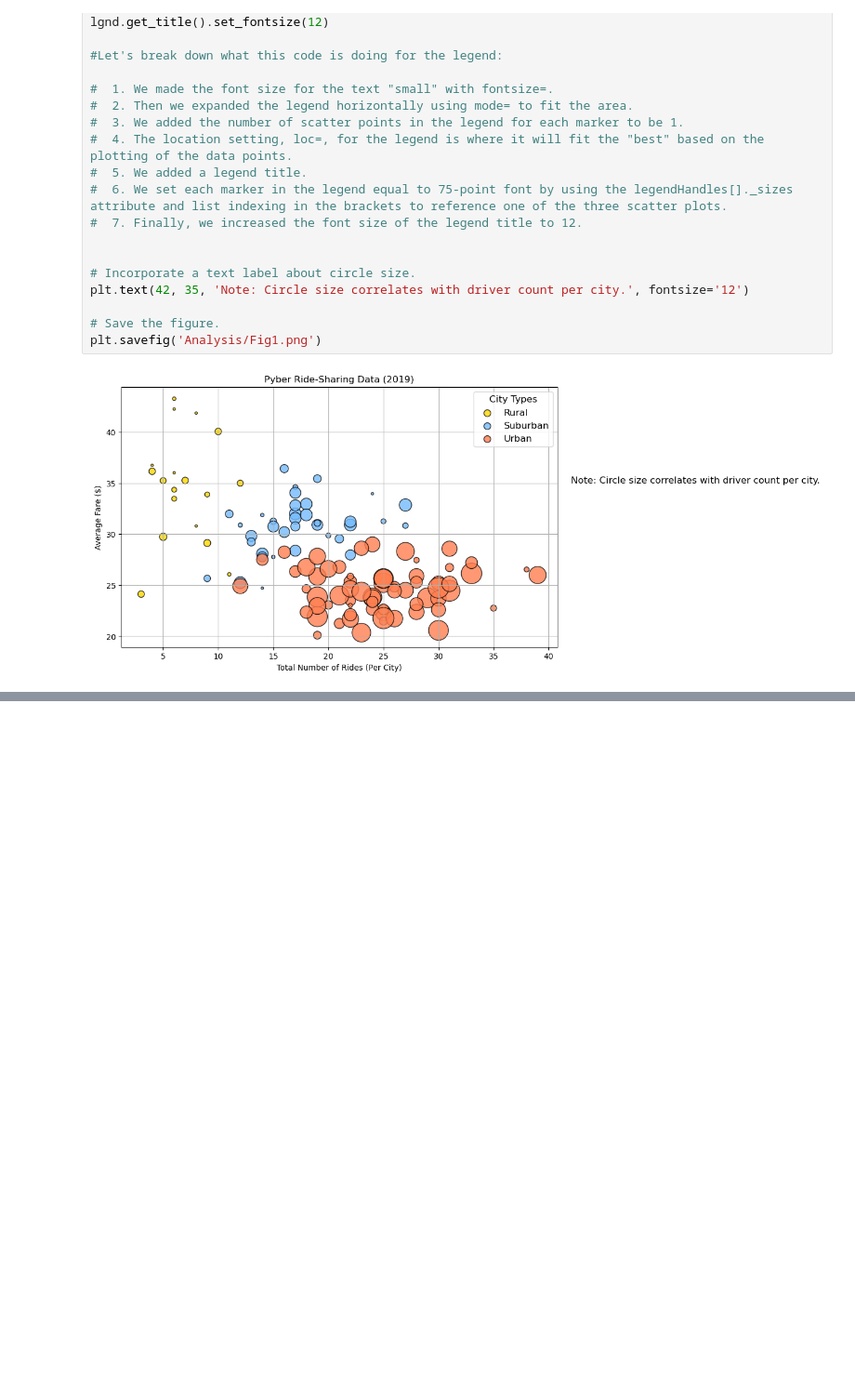
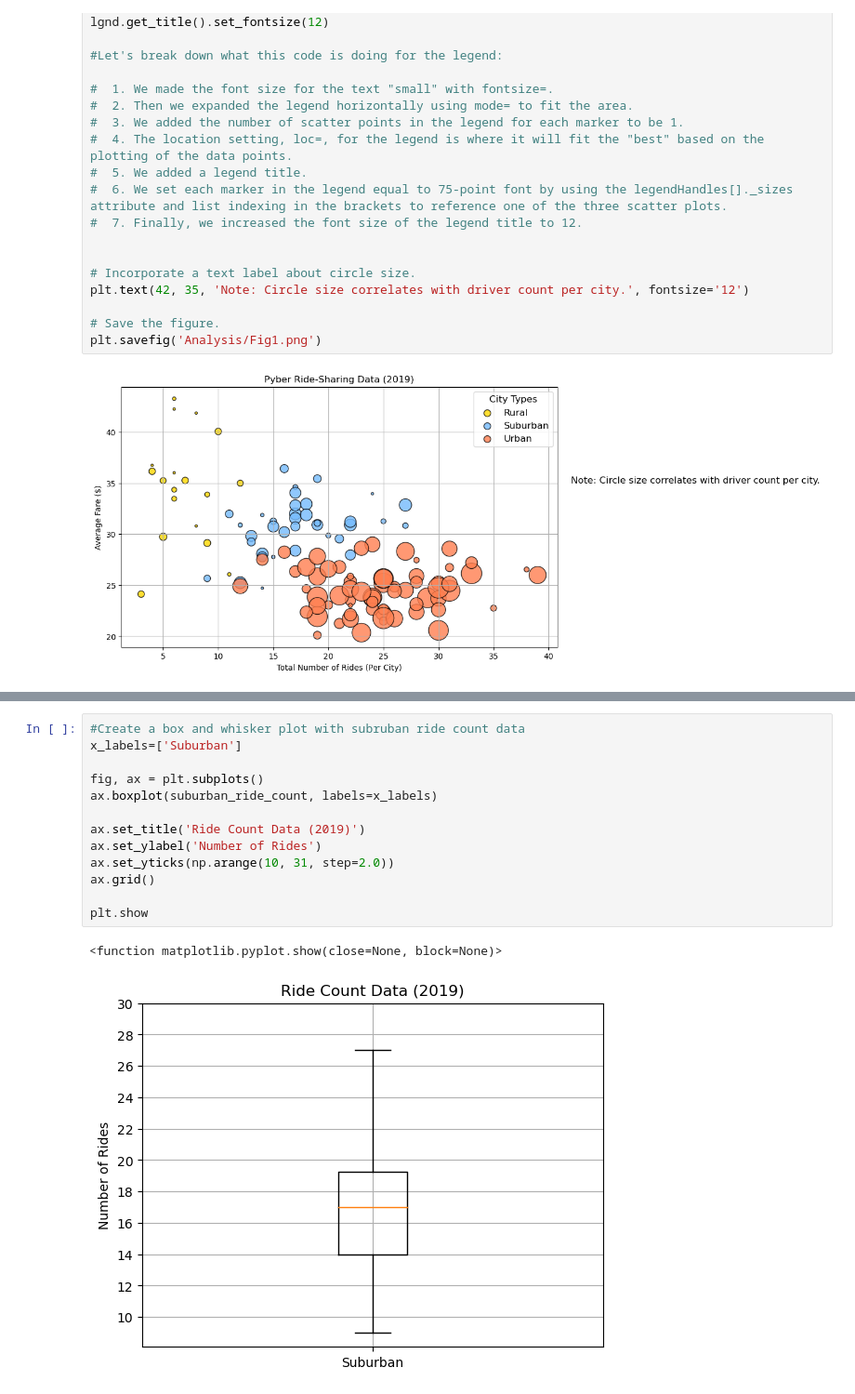
Before and after one commit to JGarza4903/PyBer_Analysis, a Jupyter notebook: PyBer.ipynb, the cells around one changed output, grey strips where cells are left out. Shown: that part at 93% size. Saved outputs shown, nothing was run; the diff lists cells and outputs as text; blank space fills up the shorter version.

```diff
--- a/PyBer.ipynb
+++ b/PyBer.ipynb
@@ -399,0 +585,16 @@ plt.savefig('Analysis/Fig1.png')
+# %%
+#Create a box and whisker plot with subruban ride count data
+x_labels=['Suburban']
+
+fig, ax = plt.subplots()
+ax.boxplot(suburban_ride_count, labels=x_labels)
+
+ax.set_title('Ride Count Data (2019)')
+ax.set_ylabel('Number of Rides')
+ax.set_yticks(np.arange(10, 31, step=2.0))
+ax.grid()
+
+plt.show
+# %% [output]
+<function matplotlib.pyplot.show(close=None, block=None)>
+[figure, added]
```
Also changed, not shown: parts of 24 cells of this notebook, 3 other files.
